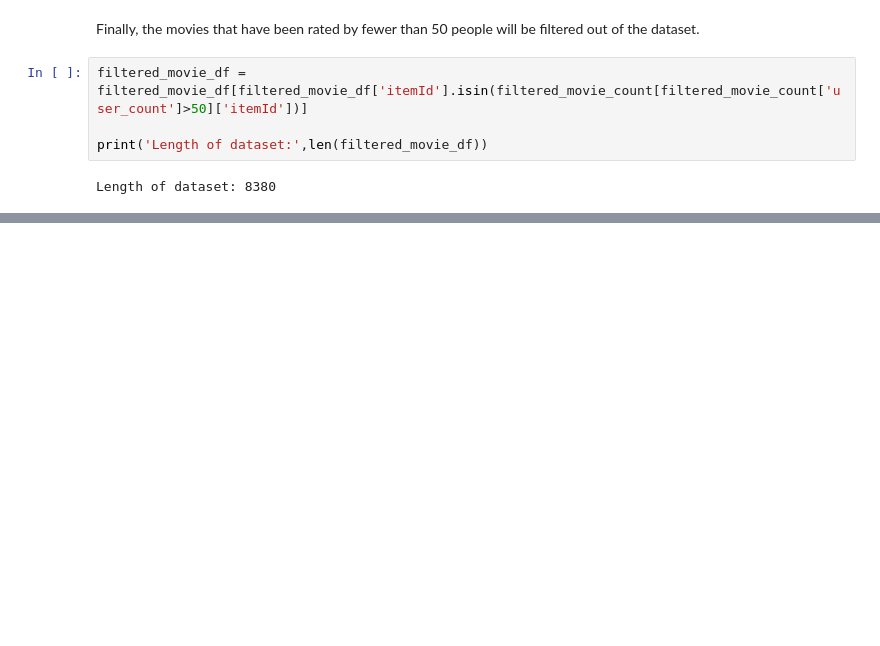
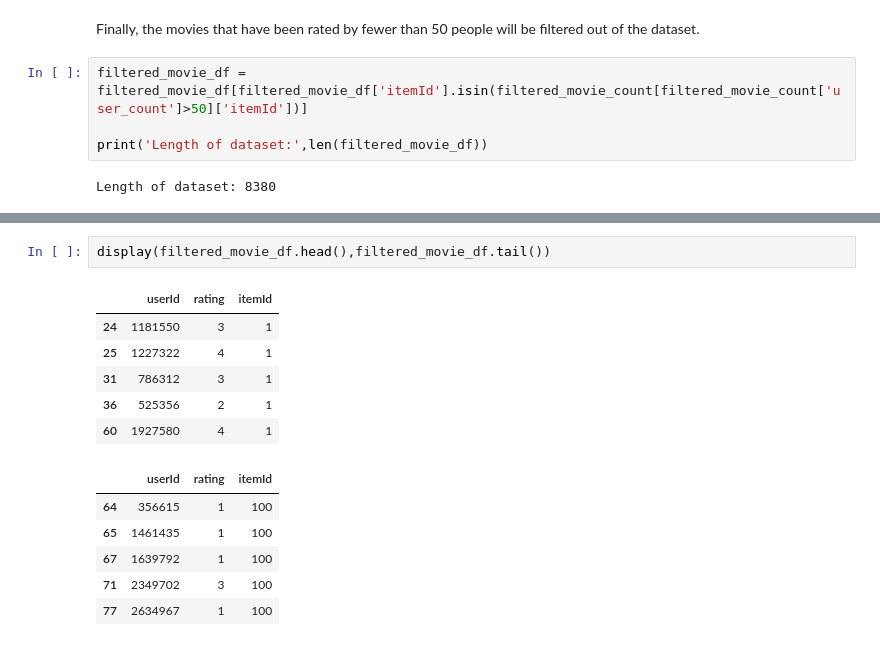
Before and after one commit to ValentijnBraun/RecSys_SDM, a Jupyter notebook: RecSys_Netflix_SVD_ValentijnBraun.ipynb, the cells around one changed output, grey strips where cells are left out. Drawn from its saved outputs; the diff is of its cells as text; blank space fills up the shorter version.

```diff
--- a/RecSys_Netflix_SVD_ValentijnBraun.ipynb
+++ b/RecSys_Netflix_SVD_ValentijnBraun.ipynb
@@ -94,0 +107,15 @@ Length of dataset: 8380
+# %%
+display(filtered_movie_df.head(),filtered_movie_df.tail())
+# %% [output]
+|  | userId | rating | itemId |
+| 24 | 1181550 | 3 | 1 |
+| 25 | 1227322 | 4 | 1 |
+| 31 | 786312 | 3 | 1 |
+| 36 | 525356 | 2 | 1 |
+| 60 | 1927580 | 4 | 1 |
+|  | userId | rating | itemId |
+| 64 | 356615 | 1 | 100 |
+| 65 | 1461435 | 1 | 100 |
+| 67 | 1639792 | 1 | 100 |
+| 71 | 2349702 | 3 | 100 |
+| 77 | 2634967 | 1 | 100 |
```
Also changed, not shown: parts of 11 cells of this notebook.
